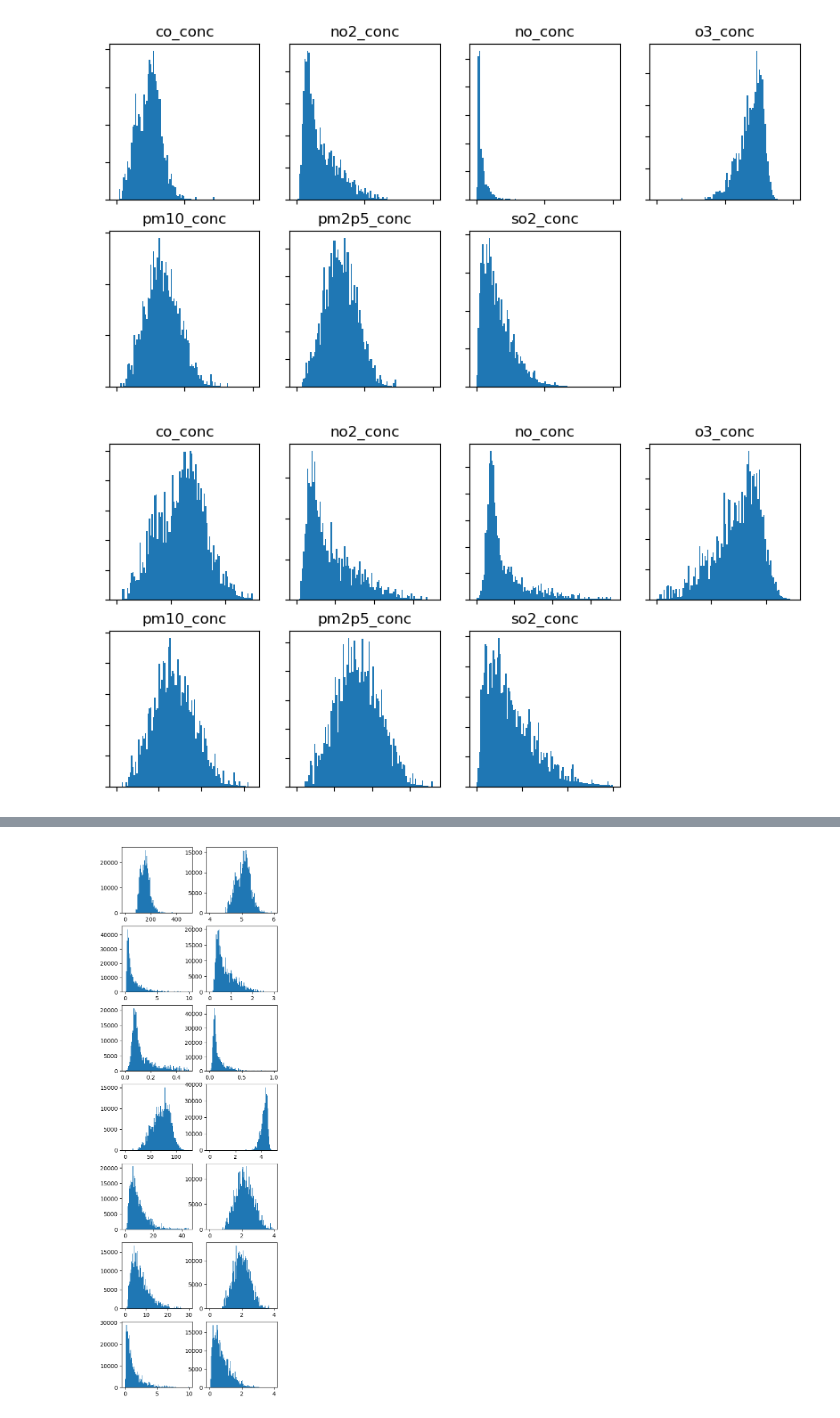
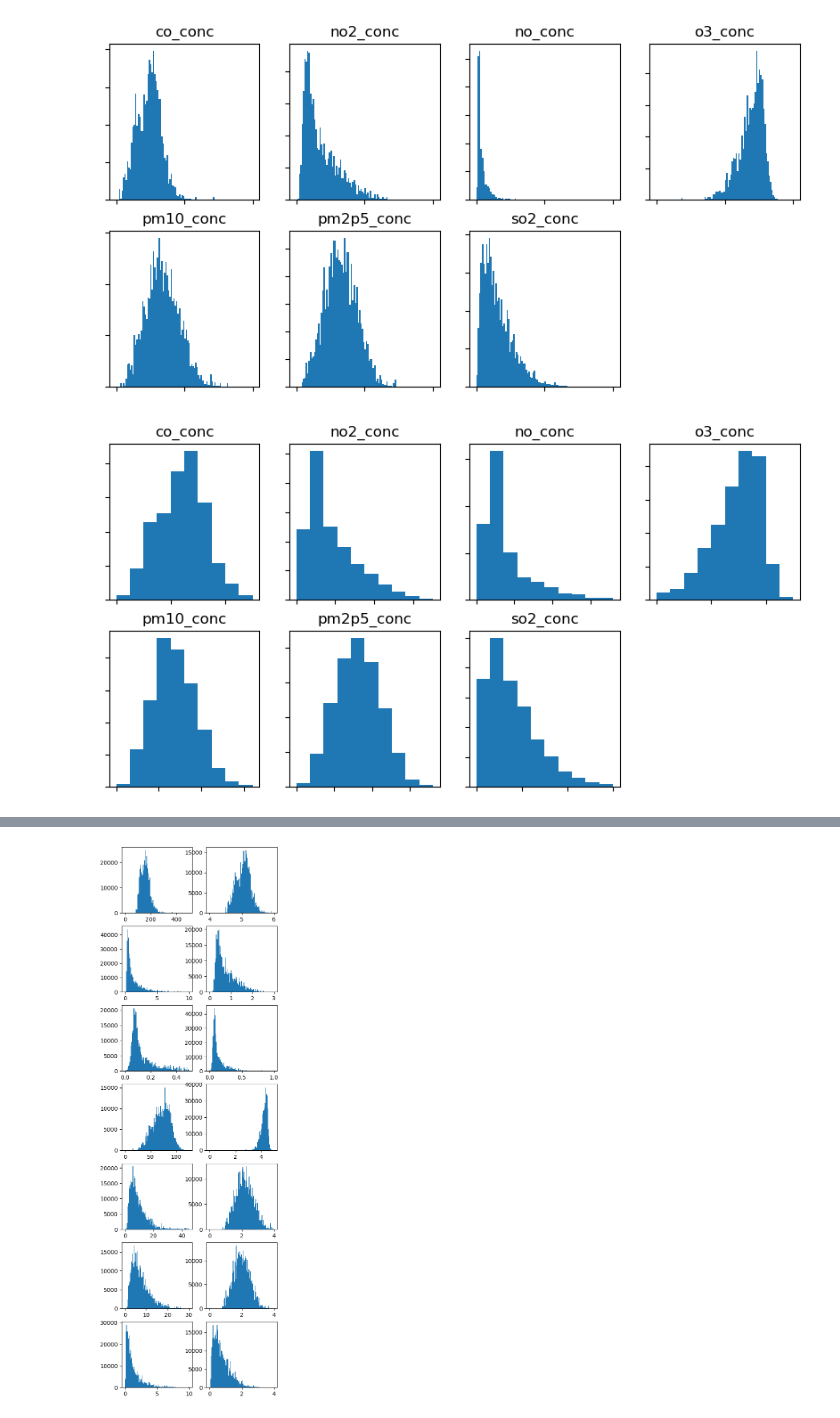
Before and after one commit to ItyTell/Modeling-the-distribution-of-harmful-emissions-in-the-atmosphere, a Jupyter notebook: main.ipynb, the cells around one changed output, grey strips where cells are left out. Drawn from its saved outputs; the diff is of its cells as text; code cells hidden in the pictures.

```diff
--- a/main.ipynb
+++ b/main.ipynb
@@ -195,17 +211,17 @@ ranges = [[0, 0.5], [0, 0.7], [0, 0.18], [0.4, 0.9], [0, 0.8], [0, 0.72], [0, 0.
 # %%
 fig, axes = plt.subplots(2, 4, figsize=(2.5 * 4, 2.5 * 2))
 axes = np.array(axes).flatten()
 i = 0
 for label in log_stats.keys():
     stat = log_stats[label]
     ax = axes[i]
     _range = ranges[i]
     i+=1
-    ax.hist(np.array(stat), bins=100, range=_range)
+    ax.hist(np.array(stat), bins=10, range=_range)
     ax.set_yticklabels([])
     ax.set_xticklabels([])
     ax.set_title(label)
 axes[-1].set(visible=False)
 plt.show()
 # %% [output]
-[figure, old version]
+[figure, new version]
```
Also changed, not shown: parts of 6 cells of this notebook.
